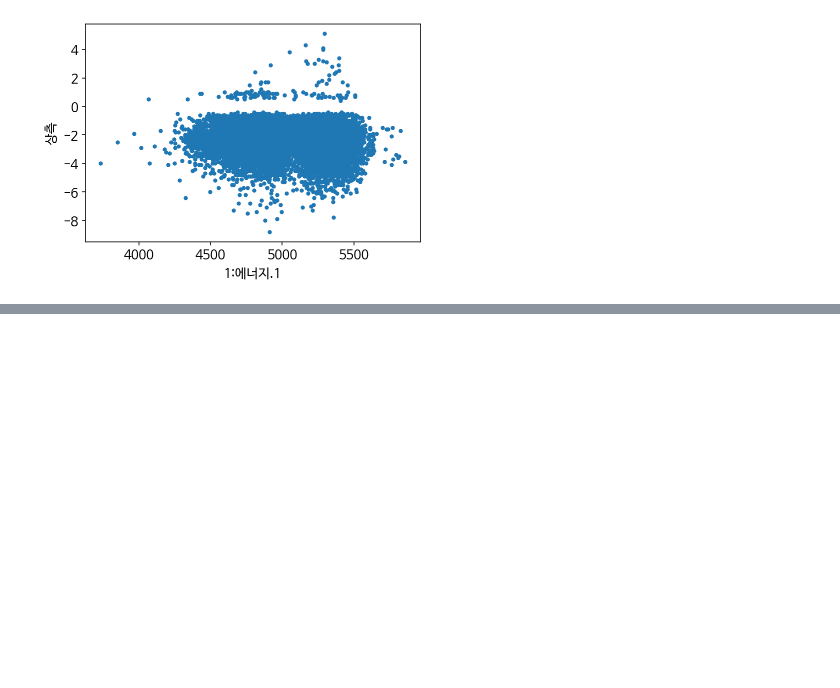
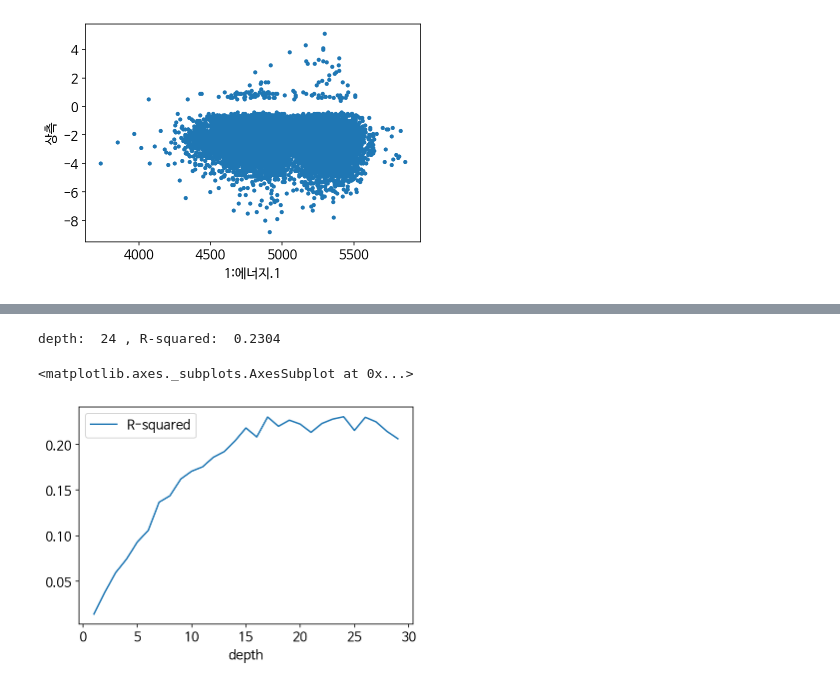
Before and after one commit to j5220109/Study, a Jupyter notebook: 77C2_RFR.ipynb, the cells around one changed output, grey strips where cells are left out. Saved outputs shown, nothing was run; the diff lists cells and outputs as text; code cells hidden in the pictures; blank space fills up the shorter version.

```diff
--- a/77C2_RFR.ipynb
+++ b/77C2_RFR.ipynb
@@ -733,0 +859,17 @@ R-Squared:  [0.282 0.237 0.214 0.214]
+# %%
+## 랜덤 포레스트를 이용한 회귀 예측
+
+# 최적의 트리 깊이 (max_depth)를 실험으로 찾는다
+res = []
+for depth in range(1,30):
+    rfr = RandomForestRegressor(max_depth=depth)
+    rfr.fit(X_train, y_train)
+    res.append((depth, rfr.score(X_test, y_test).round(4)))
+
+df_res = pd.DataFrame(res, columns=['depth','R-squared']).set_index('depth')
+print('depth: ',df_res.idxmax()[0], ', R-squared: ',df_res.max()[0])
+df_res.plot()
+# %% [output]
+depth:  24 , R-squared:  0.2304
+<matplotlib.axes._subplots.AxesSubplot at 0x...>
+[figure, added]
```
Also changed, not shown: parts of 36 cells of this notebook.
